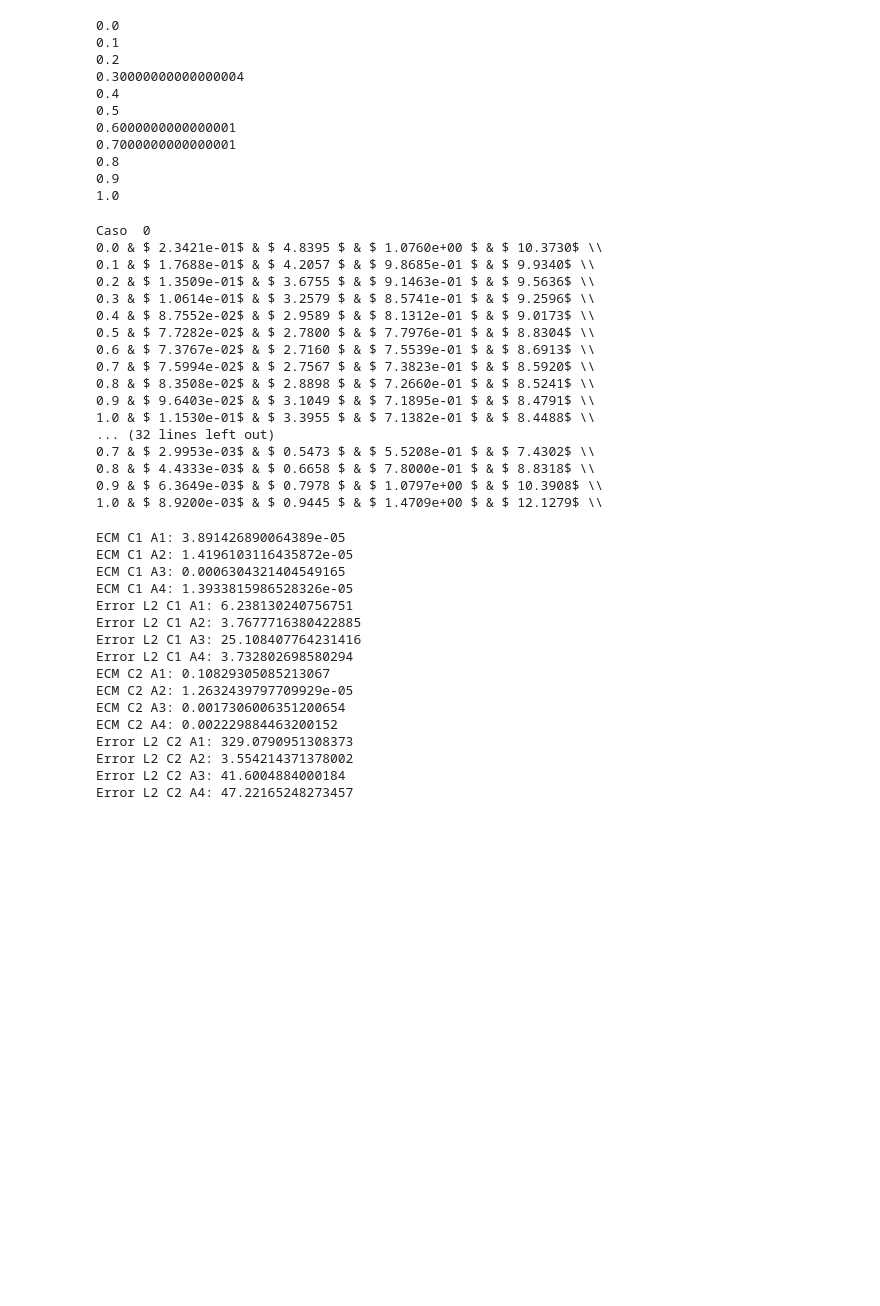
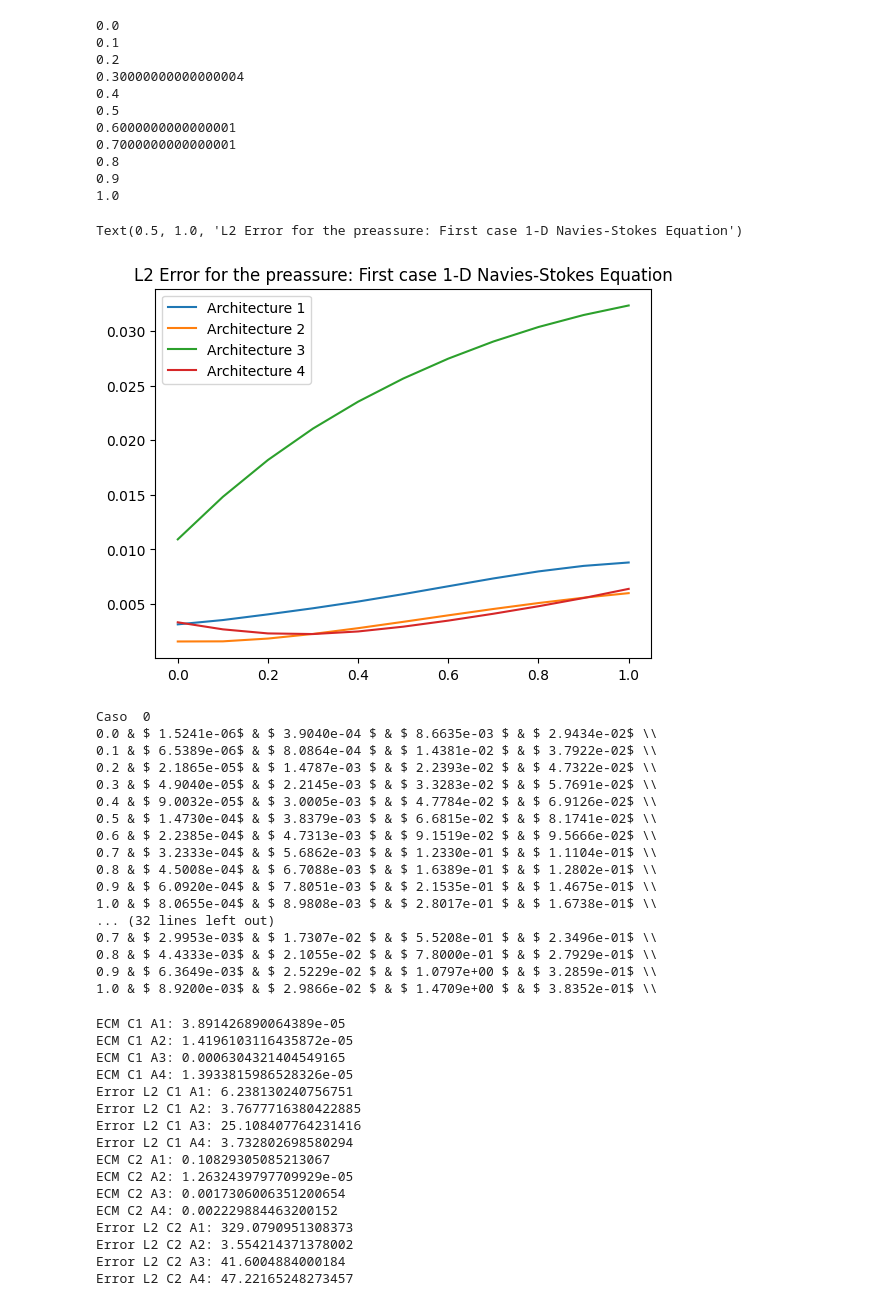
Before and after one commit to asalazara1/PINNs, a Jupyter notebook: main/continuous_time_identification (Navier-Stokes)/Burgers.ipynb, the cells around one changed output. Cells and saved outputs as stored; diff of their text form; code cells hidden in the pictures; blank space fills up the shorter version.

```diff
--- a/main/continuous_time_identification (Navier-Stokes)/Burgers.ipynb
+++ b/main/continuous_time_identification (Navier-Stokes)/Burgers.ipynb
@@ -556,7 +584,7 @@ lb = tf.constant([xmin, tmin], dtype=DTYPE)
 # Upper bounds
 ub = tf.constant([ xmax,tmax], dtype=DTYPE)
 
-x = np.arange(xmin,xmax,0.01)
+x = np.arange(xmin,xmax,0.001)
 xn = tf.convert_to_tensor(np.transpose([np.ravel(x)]), dtype = DTYPE)
 
 
@@ -577,12 +605,12 @@ for tv in range(0,11):
     t = np.ones(x.shape) * tv
     tn = tf.convert_to_tensor(np.transpose([np.ravel(t)]), dtype = DTYPE)
     X = tf.concat([xn, tn],1)
-    ue =np.exp(t) * (x-np.power(x,2))
-    up1 = modelo21.serve(X)
-    up2 = modelo22.serve(X)
-    up3 = modelo23.serve(X)
+    ue = np.exp(-t) * np.sin(np.pi*x)
+    up1 = modelo11.serve(X)
+    up2 = modelo12.serve(X)
+    up3 = modelo13.serve(X)
     # up4 = modelo4.serve(X)
-    up5 = modelo24.serve(X)
+    up5 = modelo14.serve(X)
 
     u1 = up1[:,0:1]
     u2 = up2[:,0:1]
@@ -659,29 +687,36 @@ for tv in range(0,11):
 1.0
 # %%
 tlist =  [0.1*i for i in range(0,11)]
+# %%
+plt.plot(tlist,pError)
+plt.legend(['Architecture 1' , 'Architecture 2','Architecture 3', 'Architecture 4'])
+plt.title('L2 Error for the preassure: First case 1-D Navies-Stokes Equation')
+# %% [output]
+Text(0.5, 1.0, 'L2 Error for the preassure: First case 1-D Navies-Stokes Equation')
+[figure, added]
 # %%
 for j in range(0,4):
     print("Caso ",j)
-    for i in range(len(pError)):
-        print("%.1f & $ %1.4e$ & $ %.4f $ & $ %1.4e $ & $ %.4f$ \\\\" % (tlist[i],uMSE[i][j],uError[i][j],pMSE[i][j],pError[i][j]))
+    for i in range(len(p2Error)):
+        print("%.1f & $ %1.4e$ & $ %.4e $ & $ %1.4e $ & $ %.4e$ \\\\" % (tlist[i],u2MSE[i][j],u2Error[i][j],p2MSE[i][j],p2Error[i][j]))
 # %% [output]
 Caso  0
-0.0 & $ 2.3421e-01$ & $ 4.8395 $ & $ 1.0760e+00 $ & $ 10.3730$ \\
-0.1 & $ 1.7688e-01$ & $ 4.2057 $ & $ 9.8685e-01 $ & $ 9.9340$ \\
-0.2 & $ 1.3509e-01$ & $ 3.6755 $ & $ 9.1463e-01 $ & $ 9.5636$ \\
-0.3 & $ 1.0614e-01$ & $ 3.2579 $ & $ 8.5741e-01 $ & $ 9.2596$ \\
-0.4 & $ 8.7552e-02$ & $ 2.9589 $ & $ 8.1312e-01 $ & $ 9.0173$ \\
-0.5 & $ 7.7282e-02$ & $ 2.7800 $ & $ 7.7976e-01 $ & $ 8.8304$ \\
-0.6 & $ 7.3767e-02$ & $ 2.7160 $ & $ 7.5539e-01 $ & $ 8.6913$ \\
-0.7 & $ 7.5994e-02$ & $ 2.7567 $ & $ 7.3823e-01 $ & $ 8.5920$ \\
-0.8 & $ 8.3508e-02$ & $ 2.8898 $ & $ 7.2660e-01 $ & $ 8.5241$ \\
-0.9 & $ 9.6403e-02$ & $ 3.1049 $ & $ 7.1895e-01 $ & $ 8.4791$ \\
-1.0 & $ 1.1530e-01$ & $ 3.3955 $ & $ 7.1382e-01 $ & $ 8.4488$ \\
+0.0 & $ 1.5241e-06$ & $ 3.9040e-04 $ & $ 8.6635e-03 $ & $ 2.9434e-02$ \\
+0.1 & $ 6.5389e-06$ & $ 8.0864e-04 $ & $ 1.4381e-02 $ & $ 3.7922e-02$ \\
+0.2 & $ 2.1865e-05$ & $ 1.4787e-03 $ & $ 2.2393e-02 $ & $ 4.7322e-02$ \\
+0.3 & $ 4.9040e-05$ & $ 2.2145e-03 $ & $ 3.3283e-02 $ & $ 5.7691e-02$ \\
+0.4 & $ 9.0032e-05$ & $ 3.0005e-03 $ & $ 4.7784e-02 $ & $ 6.9126e-02$ \\
+0.5 & $ 1.4730e-04$ & $ 3.8379e-03 $ & $ 6.6815e-02 $ & $ 8.1741e-02$ \\
+0.6 & $ 2.2385e-04$ & $ 4.7313e-03 $ & $ 9.1519e-02 $ & $ 9.5666e-02$ \\
+0.7 & $ 3.2333e-04$ & $ 5.6862e-03 $ & $ 1.2330e-01 $ & $ 1.1104e-01$ \\
+0.8 & $ 4.5008e-04$ & $ 6.7088e-03 $ & $ 1.6389e-01 $ & $ 1.2802e-01$ \\
+0.9 & $ 6.0920e-04$ & $ 7.8051e-03 $ & $ 2.1535e-01 $ & $ 1.4675e-01$ \\
+1.0 & $ 8.0655e-04$ & $ 8.9808e-03 $ & $ 2.8017e-01 $ & $ 1.6738e-01$ \\
 ... (32 lines left out)
-0.7 & $ 2.9953e-03$ & $ 0.5473 $ & $ 5.5208e-01 $ & $ 7.4302$ \\
-0.8 & $ 4.4333e-03$ & $ 0.6658 $ & $ 7.8000e-01 $ & $ 8.8318$ \\
-0.9 & $ 6.3649e-03$ & $ 0.7978 $ & $ 1.0797e+00 $ & $ 10.3908$ \\
-1.0 & $ 8.9200e-03$ & $ 0.9445 $ & $ 1.4709e+00 $ & $ 12.1279$ \\
+0.7 & $ 2.9953e-03$ & $ 1.7307e-02 $ & $ 5.5208e-01 $ & $ 2.3496e-01$ \\
+0.8 & $ 4.4333e-03$ & $ 2.1055e-02 $ & $ 7.8000e-01 $ & $ 2.7929e-01$ \\
+0.9 & $ 6.3649e-03$ & $ 2.5229e-02 $ & $ 1.0797e+00 $ & $ 3.2859e-01$ \\
+1.0 & $ 8.9200e-03$ & $ 2.9866e-02 $ & $ 1.4709e+00 $ & $ 3.8352e-01$ \\
 # %%
 up11 = modelo11.serve(X)
 up12 = modelo12.serve(X)
```
Also changed, not shown: parts of 13 cells of this notebook, 31 other files.
